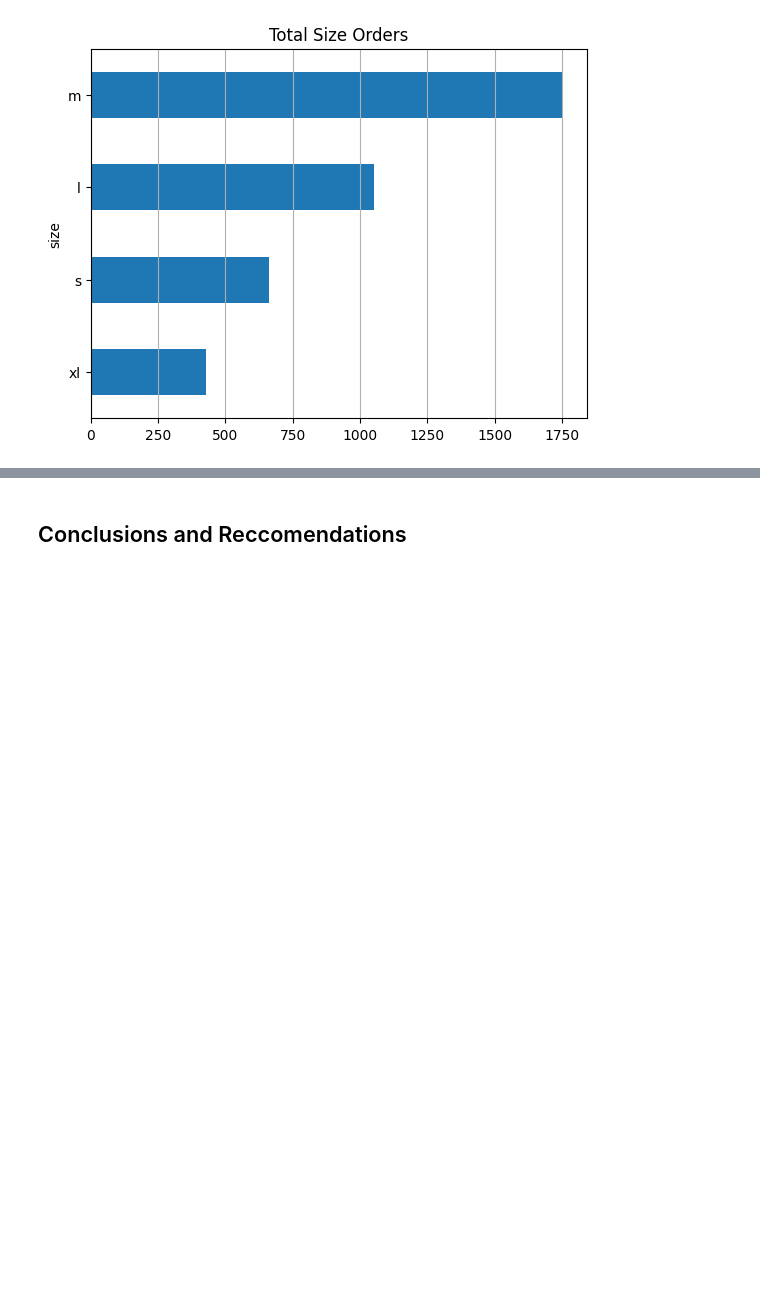
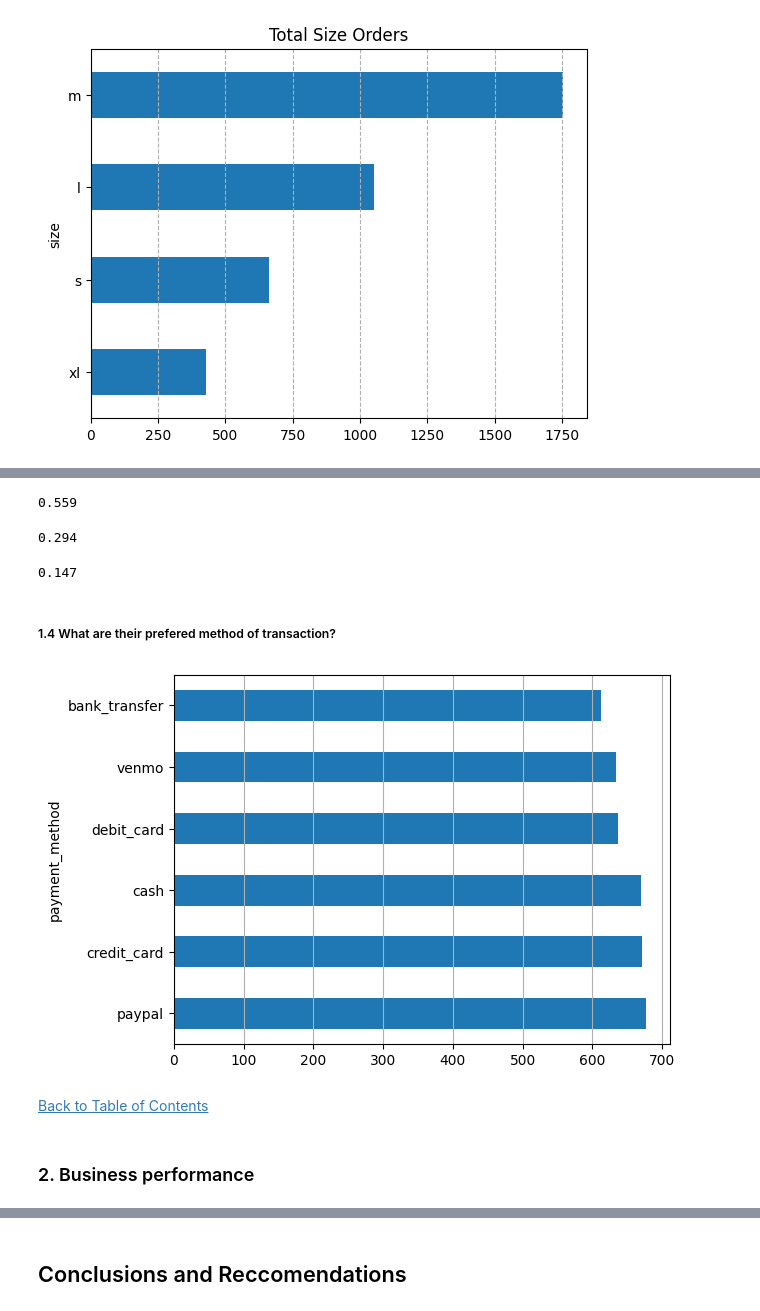
Before and after one commit to jasondo-da/shopping_behavior_analysis, a Jupyter notebook: shopping_behavior_analysis.ipynb, the cells around one changed output, grey strips where cells are left out. Saved outputs shown, nothing was run; the diff lists cells and outputs as text; code cells hidden in the pictures; blank space fills up the shorter version.

```diff
--- a/shopping_behavior_analysis.ipynb
+++ b/shopping_behavior_analysis.ipynb
@@ -761,0 +856,24 @@ plt.show()
+# %%
+(monthly_orders / total_customers).round(3)
+# %% [output]
+0.559
+# %%
+(quarterly_orders / total_customers).round(3)
+# %% [output]
+0.294
+# %%
+(annually_orders / total_customers).round(3)
+# %% [output]
+0.147
+# %% [markdown]
+##### 1.4 What are their prefered method of transaction?
+# %%
+df['payment_method'].value_counts().plot(kind='barh')
+plt.grid(axis='x')
+plt.show()
+# %% [output]
+[figure, added]
+# %% [markdown]
+[Back to Table of Contents](#back)
+# %% [markdown]
+### 2. Business performance
```
Also changed, not shown: parts of 57 cells of this notebook.
